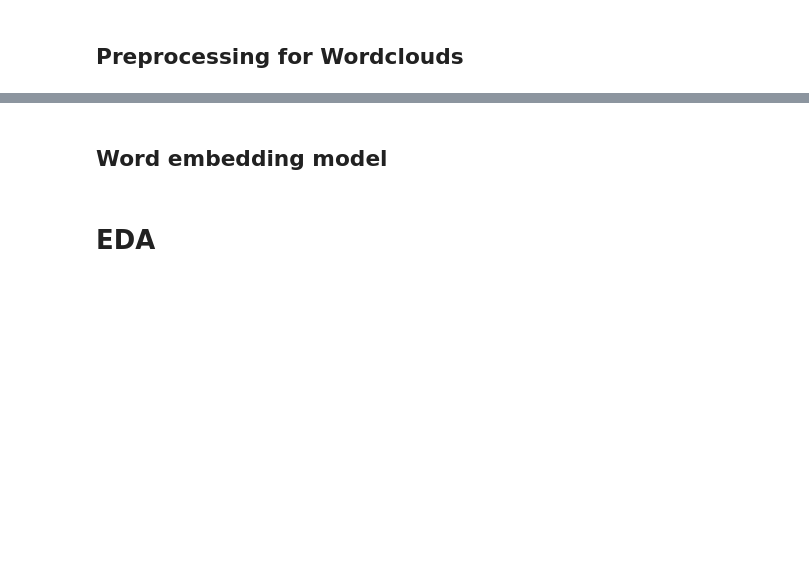
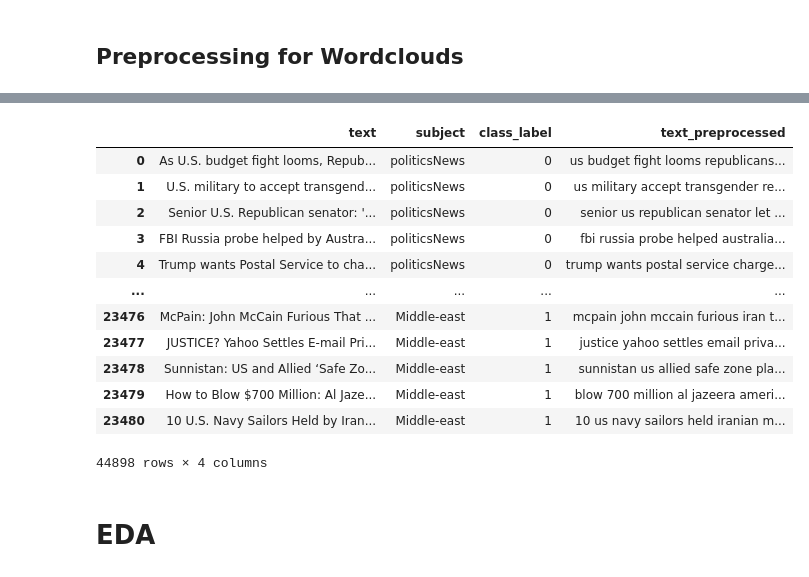
Before and after one commit to joshuawong96/Fake-News-Detection, a Jupyter notebook: Analysis/EDA.ipynb, the cells around one changed output, grey strips where cells are left out. Saved outputs shown, nothing was run; the diff lists cells and outputs as text; code cells hidden in the pictures; blank space fills up the shorter version.

Commit message:
edited EDA notebook
- changed the class labels
- wrote out the clean data to csv files

```diff
--- a/EDA.ipynb
+++ b/Analysis/EDA.ipynb
@@ -37,16 +39,14 @@ fake = pd.read_csv('Fake.csv')
 true = pd.read_csv('True.csv')
 
 # Defing new column with class label
-fake['class_label'] = 'Fake'
-true['class_label'] = 'True'
-
-# Combining datasets
-df = pd.concat([true, fake], ignore_index=True)
-df
+fake['class_label'] = 1
+true['class_label'] = 0
 # %%
 # Combine title and text columns
-df['text'] = df['title'] + ' ' + df['text']
+fake['text'] = fake['title'] + ' ' + fake['text']
+true['text'] = true['title'] + ' ' + true['text']
 
 # Drop date and title columns
-df = df.drop(columns=['date', 'title'])
-df
+fake = fake.drop(columns=['date', 'title'])
+true = true.drop(columns=['date', 'title'])
+fake
@@ -54,8 +68,13 @@ df
 ## Preprocessing for Wordclouds
 # %%
 # Testing preprocessing function for wordclouds, which require a string as input
-text = df['text'][0] # Declare sample text for preprocessing from df
-print(text+'\n\n') # Uncomment to see original text
+text = true['text'][0] # Declare sample text for preprocessing from df
+
+print("Before preprocessing:")
+print(text[:200]) # Uncomment to see original text
+print("--------------------------------------------------------------------------------\n")
+
+# Pre-processing steps
 remove_punctuations = ''.join([word for word in text if word not in string.punctuation and word not in ['“', '”', '’', '‘']])
 lowercase = remove_punctuations.lower()
 tokenize = word_tokenize(lowercase)
@@ -63,4 +82,7 @@ stopwords_removed = [word for word in tokenize if word not in STOPWORDS]
 # stemmed = [PorterStemmer().stem(word) for word in stopwords_removed] # Not sure if we need to stem here for the wordclouds
 lemmatized = [WordNetLemmatizer().lemmatize(word) for word in stopwords_removed]
 preprocessed_text = " ".join(stopwords_removed) # Join back all tokenized words into a string
-preprocessed_text # Once satisfied, make into function
+
+print("After preprocessing:")
+print(preprocessed_text[:200]) # Uncomment to see original text
+# Once satisfied, make into function
@@ -75,6 +104,5 @@ def preprocess(text):
     return preprocessed_text
 
 # Apply function to text column and create new column for use later with wordclouds
-df['text_preprocessed'] = df['text'].apply(preprocess)
+fake['text_preprocessed'] = fake['text'].apply(preprocess)
+true['text_preprocessed'] = true['text'].apply(preprocess)
-# %% [markdown]
-## Word embedding model
@@ -93,3 +112,20 @@ df = pd.DataFrame(denselist, columns=feature_names)
+# %%
+df = pd.concat([true, fake])
+df
+# %% [output]
+|  | text | subject | class_label | text_preprocessed |
+| 0 | As U.S. budget fight looms, Repub... | politicsNews | 0 | us budget fight looms republicans... |
+| 1 | U.S. military to accept transgend... | politicsNews | 0 | us military accept transgender re... |
+| 2 | Senior U.S. Republican senator: '... | politicsNews | 0 | senior us republican senator let ... |
+| 3 | FBI Russia probe helped by Austra... | politicsNews | 0 | fbi russia probe helped australia... |
+| 4 | Trump wants Postal Service to cha... | politicsNews | 0 | trump wants postal service charge... |
+| ... | ... | ... | ... | ... |
+| 23476 | McPain: John McCain Furious That ... | Middle-east | 1 | mcpain john mccain furious iran t... |
+| 23477 | JUSTICE? Yahoo Settles E-mail Pri... | Middle-east | 1 | justice yahoo settles email priva... |
+| 23478 | Sunnistan: US and Allied ‘Safe Zo... | Middle-east | 1 | sunnistan us allied safe zone pla... |
+| 23479 | How to Blow $700 Million: Al Jaze... | Middle-east | 1 | blow 700 million al jazeera ameri... |
+| 23480 | 10 U.S. Navy Sailors Held by Iran... | Middle-east | 1 | 10 us navy sailors held iranian m... |
+44898 rows × 4 columns
 # %% [markdown]
 # EDA
 # %% [markdown]
```
Also changed, not shown: parts of 7 cells of this notebook.
